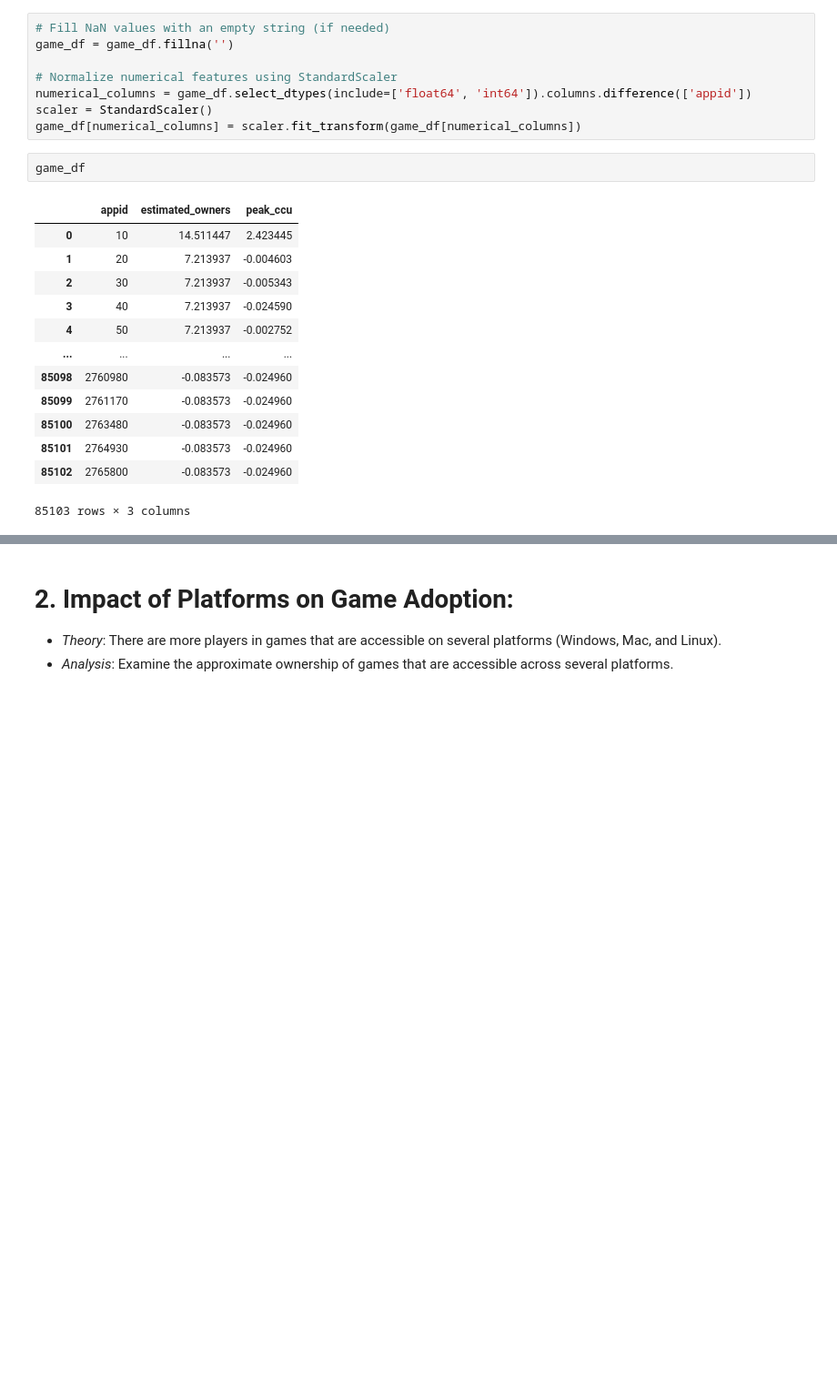
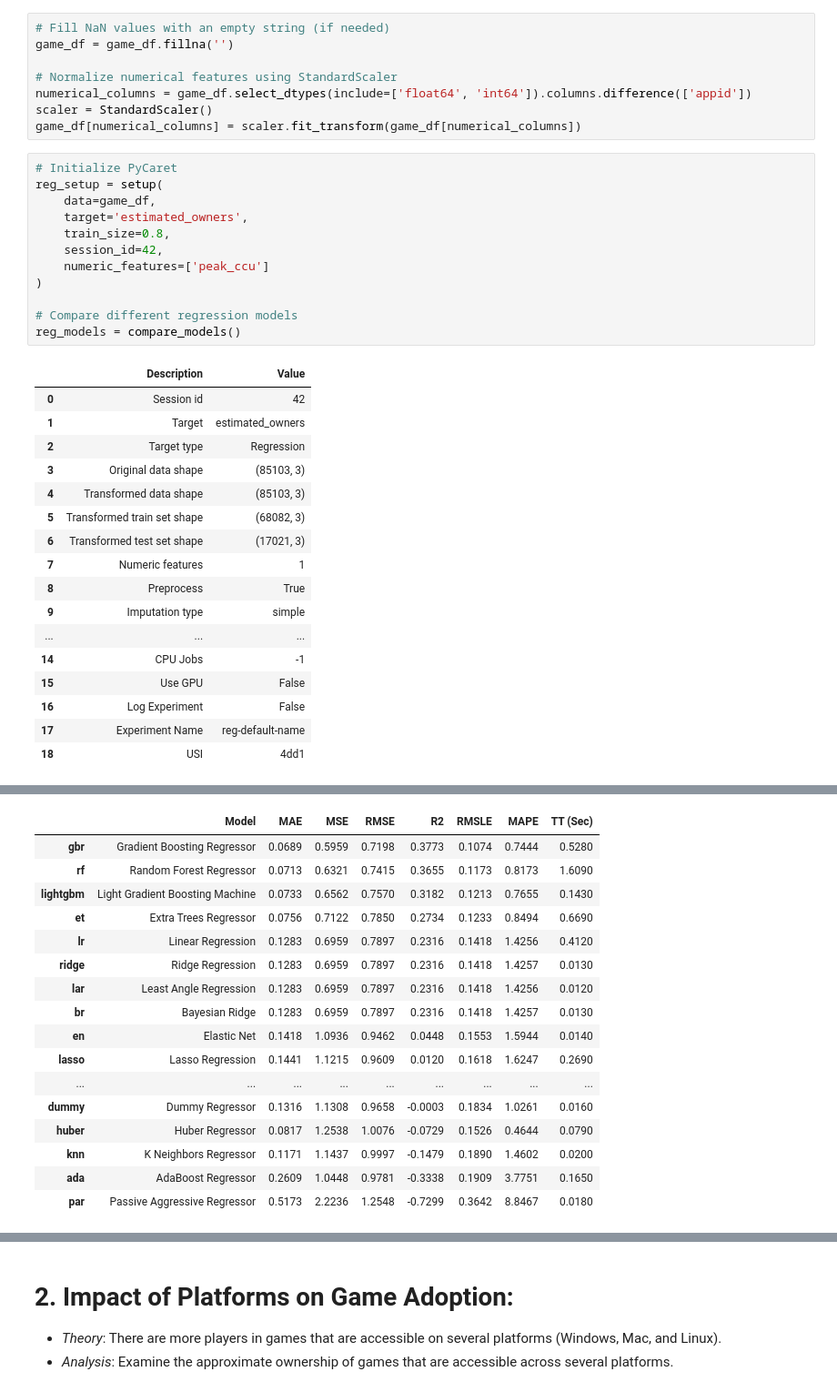
Before and after one commit to AlexOrtiz5/Games-Study, a Jupyter notebook: notebook/data_modeling.ipynb, the cells around one changed output, grey strips where cells are left out. Shown at 91% size. Cells and saved outputs as stored; diff of their text form; blank space fills up the shorter version.

```diff
--- a/notebook/data_modeling.ipynb
+++ b/notebook/data_modeling.ipynb
@@ -119,19 +120,33 @@ game_df = game_df.fillna('')
 numerical_columns = game_df.select_dtypes(include=['float64', 'int64']).columns.difference(['appid'])
 scaler = StandardScaler()
 game_df[numerical_columns] = scaler.fit_transform(game_df[numerical_columns])
-# %%
-game_df
-# %% [output]
-|  | appid | estimated_owners | peak_ccu |
-| 0 | 10 | 14.511447 | 2.423445 |
-| 1 | 20 | 7.213937 | -0.004603 |
-| 2 | 30 | 7.213937 | -0.005343 |
-| 3 | 40 | 7.213937 | -0.024590 |
-| 4 | 50 | 7.213937 | -0.002752 |
-| ... | ... | ... | ... |
-| 85098 | 2760980 | -0.083573 | -0.024960 |
-| 85099 | 2761170 | -0.083573 | -0.024960 |
-| 85100 | 2763480 | -0.083573 | -0.024960 |
-| 85101 | 2764930 | -0.083573 | -0.024960 |
-| 85102 | 2765800 | -0.083573 | -0.024960 |
-85103 rows × 3 columns
+# %%
+# Initialize PyCaret
+reg_setup = setup(
+    data=game_df,
+    target='estimated_owners',
+    train_size=0.8,
+    session_id=42,
+    numeric_features=['peak_ccu']
+)
+
+# Compare different regression models
+reg_models = compare_models()
+# %% [output]
+|  | Description | Value |
+| 0 | Session id | 42 |
+| 1 | Target | estimated_owners |
+| 2 | Target type | Regression |
+| 3 | Original data shape | (85103, 3) |
+| 4 | Transformed data shape | (85103, 3) |
+| 5 | Transformed train set shape | (68082, 3) |
+| 6 | Transformed test set shape | (17021, 3) |
+| 7 | Numeric features | 1 |
+| 8 | Preprocess | True |
+| 9 | Imputation type | simple |
+| ... | ... | ... |
+| 14 | CPU Jobs | -1 |
+| 15 | Use GPU | False |
+| 16 | Log Experiment | False |
+| 17 | Experiment Name | reg-default-name |
+| 18 | USI | 4dd1 |
@@ -137,0 +154,17 @@ game_df
+|  | Model | MAE | MSE | RMSE | R2 | RMSLE | MAPE | TT (Sec) |
+| gbr | Gradient Boosting Regressor | 0.0689 | 0.5959 | 0.7198 | 0.3773 | 0.1074 | 0.7444 | 0.5280 |
+| rf | Random Forest Regressor | 0.0713 | 0.6321 | 0.7415 | 0.3655 | 0.1173 | 0.8173 | 1.6090 |
+| lightgbm | Light Gradient Boosting Machine | 0.0733 | 0.6562 | 0.7570 | 0.3182 | 0.1213 | 0.7655 | 0.1430 |
+| et | Extra Trees Regressor | 0.0756 | 0.7122 | 0.7850 | 0.2734 | 0.1233 | 0.8494 | 0.6690 |
+| lr | Linear Regression | 0.1283 | 0.6959 | 0.7897 | 0.2316 | 0.1418 | 1.4256 | 0.4120 |
+| ridge | Ridge Regression | 0.1283 | 0.6959 | 0.7897 | 0.2316 | 0.1418 | 1.4257 | 0.0130 |
+| lar | Least Angle Regression | 0.1283 | 0.6959 | 0.7897 | 0.2316 | 0.1418 | 1.4256 | 0.0120 |
+| br | Bayesian Ridge | 0.1283 | 0.6959 | 0.7897 | 0.2316 | 0.1418 | 1.4257 | 0.0130 |
+| en | Elastic Net | 0.1418 | 1.0936 | 0.9462 | 0.0448 | 0.1553 | 1.5944 | 0.0140 |
+| lasso | Lasso Regression | 0.1441 | 1.1215 | 0.9609 | 0.0120 | 0.1618 | 1.6247 | 0.2690 |
+| ... | ... | ... | ... | ... | ... | ... | ... | ... |
+| dummy | Dummy Regressor | 0.1316 | 1.1308 | 0.9658 | -0.0003 | 0.1834 | 1.0261 | 0.0160 |
+| huber | Huber Regressor | 0.0817 | 1.2538 | 1.0076 | -0.0729 | 0.1526 | 0.4644 | 0.0790 |
+| knn | K Neighbors Regressor | 0.1171 | 1.1437 | 0.9997 | -0.1479 | 0.1890 | 1.4602 | 0.0200 |
+| ada | AdaBoost Regressor | 0.2609 | 1.0448 | 0.9781 | -0.3338 | 0.1909 | 3.7751 | 0.1650 |
+| par | Passive Aggressive Regressor | 0.5173 | 2.2236 | 1.2548 | -0.7299 | 0.3642 | 8.8467 | 0.0180 |
```
Also changed, not shown: parts of 40 cells of this notebook.
